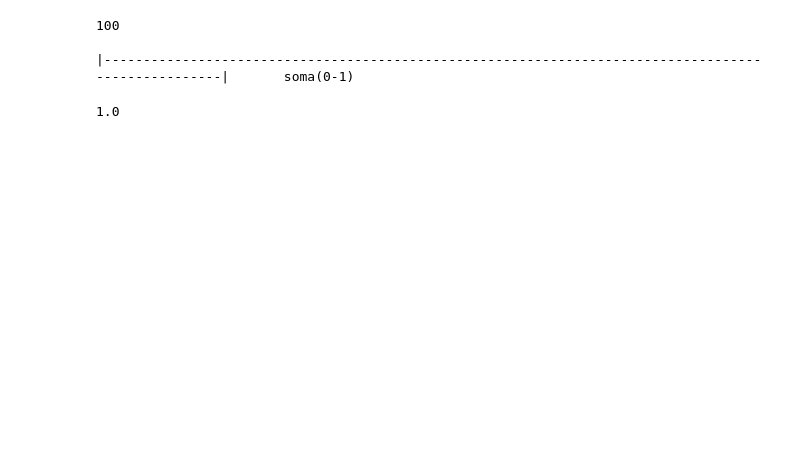
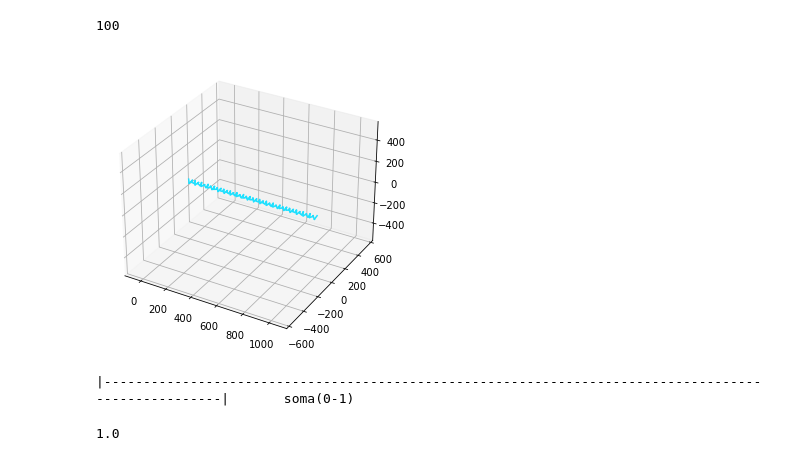
Before and after one commit to BrianTheAbyssGazer/Neuron-Reconstruction, a Jupyter notebook: function test.ipynb, the cells around one changed output. Drawn from its saved outputs; the diff is of its cells as text; code cells hidden in the pictures; blank space fills up the shorter version.

```diff
--- a/function test.ipynb
+++ b/function test.ipynb
@@ -1,6 +1,8 @@
 # %%
 from neuron import h
 import numpy as np
+from matplotlib import pyplot
+
 soma = h.Section(name='soma')
 soma.nseg = 100
 soma.Ra = 100
@@ -13,36 +15,39 @@ print(np.size(theta))
 y = 17 * np.sin(theta)
 z = 17 * np.cos(theta)
 xvec = h.Vector(theta)
 yvec = h.Vector(y)
 zvec = h.Vector(z)
 dvec = h.Vector([1] * len(theta))
 h.pt3dadd(xvec, yvec, zvec, dvec, sec=soma)
 
 soma.insert('hh')
 for i,seg in enumerate(soma):
     seg.hh.gnabar = 0.12  # Sodium conductance in S/cm2
     seg.hh.gkbar = 0.036  # Potassium conductance in S/cm2
     seg.hh.gl = 0.0003    # Leak conductance in S/cm2
     seg.hh.el = -54.3     # Reversal potential in mV
 #stim = h.IClamp(soma(0.5))
 #stim.delay = 10
 #stim.dur = 1
 #stim.amp = 0.001
+ps = h.PlotShape(True)
+ps.plot(pyplot)
+pyplot.show()
 
 v_vec = h.Vector()        # Membrane potential vector
 t_vec = h.Vector()        # Time stamp vector
 v_vec.record(soma(0.5)._ref_v)
 t_vec.record(h._ref_t)
 simdur = 25.0
 h.load_file('stdrun.hoc')
 h.finitialize(-70)
 h.continuerun(40)
 h.topology()
 # %% [output]
 100
-
-|----------------------------------------------------------------------------------------------------|       soma(0-1)
+[figure, added]
-1.0
+|----------------------------------------------------------------------------------------------------|       soma(0-1)
+1.0
 # %%
 from mayavi import mlab
 for i in range(100):
```
Also changed, not shown: parts of 1 cell of this notebook, 5 other files.
